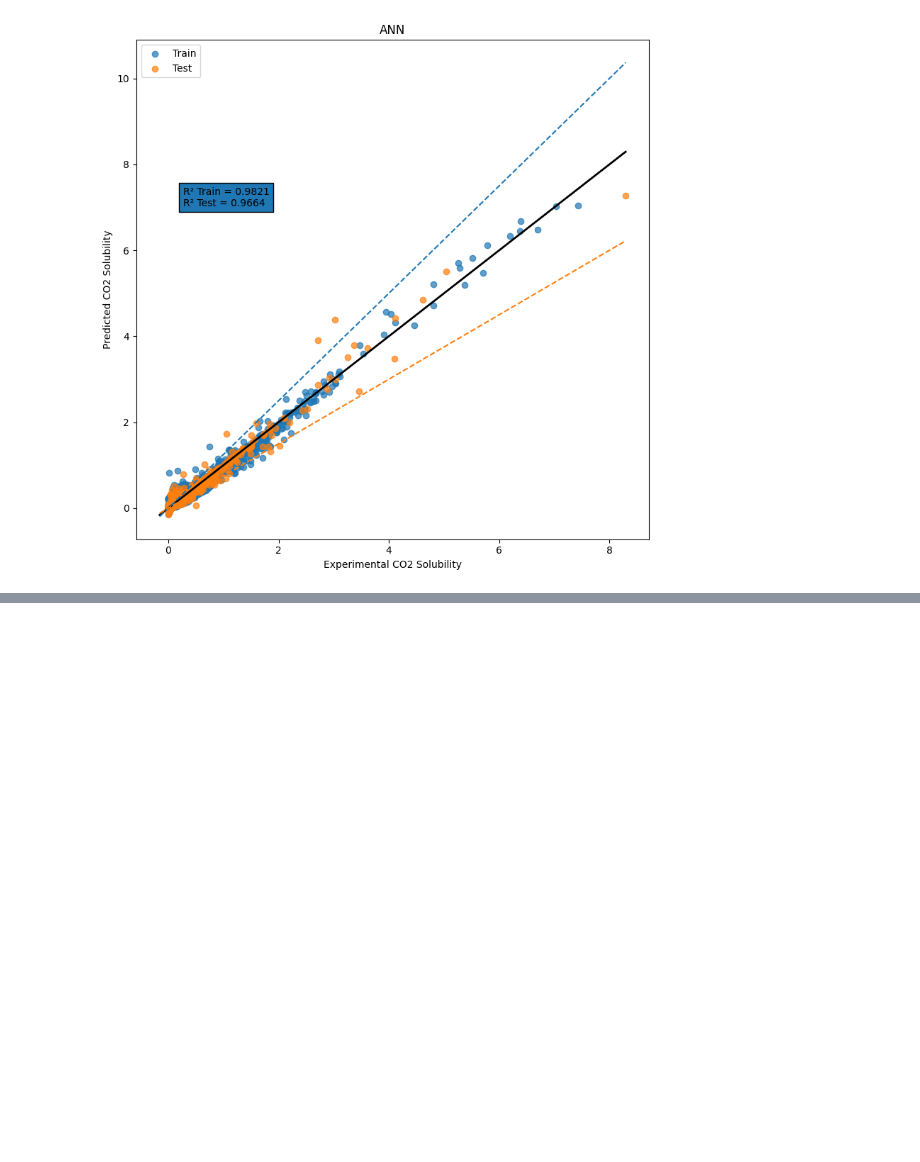
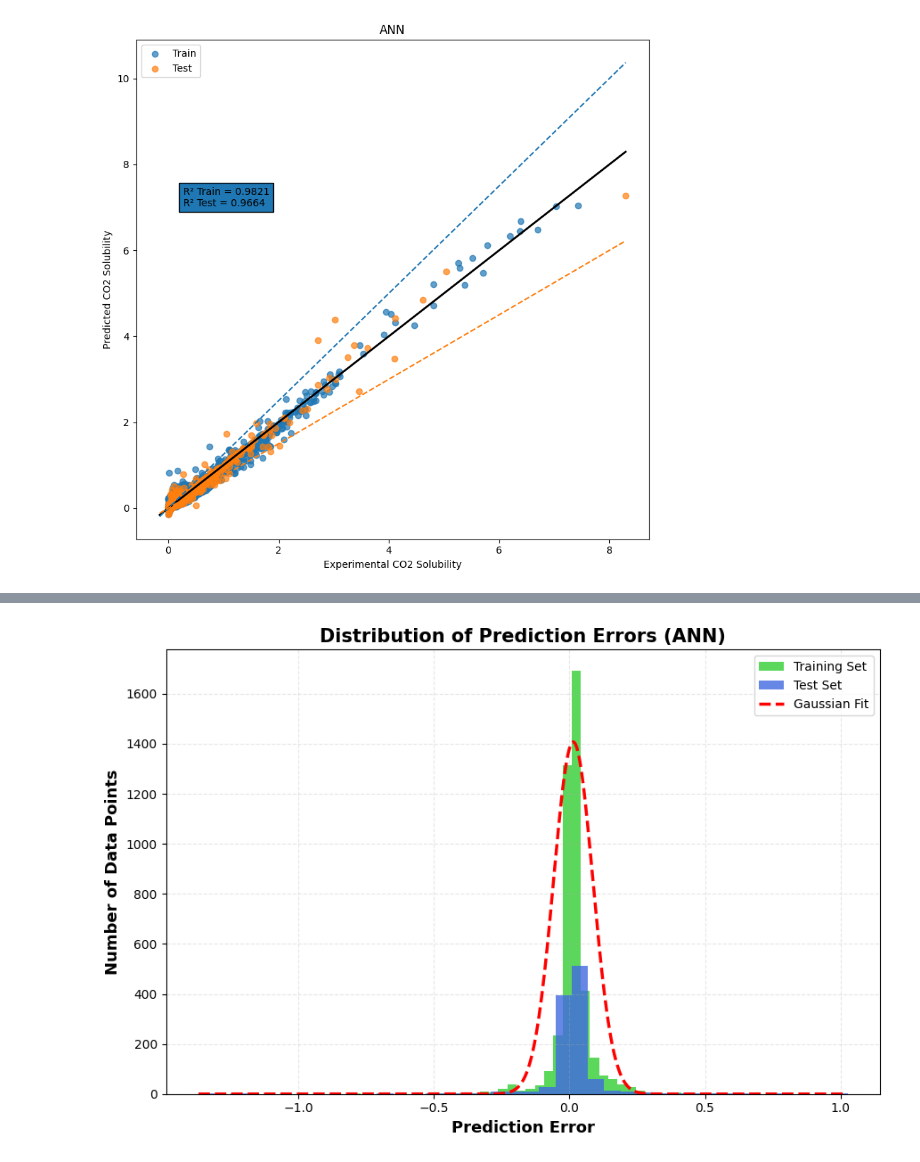
Before and after one commit to Jaideepsingh11/CO2_Solubility_Prediction_Using_Ionic_Liquids, a Jupyter notebook: notebooks/ANN.ipynb, the cells around one changed output, grey strips where cells are left out. Cells and saved outputs as stored; diff of their text form; code cells hidden in the pictures; blank space fills up the shorter version.

```diff
--- a/notebooks/ANN.ipynb
+++ b/notebooks/ANN.ipynb
@@ -209,0 +266,6 @@ plt.show()
+# %%
+train_error = np.array(train_error).flatten()
+test_error = np.array(test_error).flatten()
+
+xmin = min(train_error.min(), test_error.min())
+xmax = max(train_error.max(), test_error.max())
@@ -209,0 +280,75 @@ plt.show()
+# %%
+mu_train, sigma_train = norm.fit(train_error)
+
+# Fit Gaussian on test errors
+mu_test, sigma_test = norm.fit(test_error)
+
+# Create x values
+xmin = min(train_error.min(), test_error.min())
+xmax = max(train_error.max(), test_error.max())
+
+x = np.linspace(xmin, xmax, 500)
+
+# Plot
+plt.figure(figsize=(9,6))
+
+# Training histogram
+plt.hist(
+    train_error,
+    bins=40,
+    color="limegreen",
+    alpha=0.8,
+    label="Training Set"
+)
+
+# Test histogram
+plt.hist(
+    test_error,
+    bins=40,
+    color="royalblue",
+    alpha=0.8,
+    label="Test Set"
+)
+
+# Gaussian curves
+plt.plot(
+    x,
+    norm.pdf(x, mu_train, sigma_train) * len(train_error) * (xmax-xmin)/40,
+    'r--',
+    linewidth=2.5,
+    label="Gaussian Fit"
+)
+
+plt.xlabel(
+    "Prediction Error",
+    fontsize=13,
+    fontweight="bold"
+)
+
+plt.ylabel(
+    "Number of Data Points",
+    fontsize=13,
+    fontweight="bold"
+)
+
+plt.title(
+    "Distribution of Prediction Errors (ANN)",
+    fontsize=15,
+    fontweight="bold"
+)
+
+plt.legend(
+    fontsize=10
+)
+
+plt.grid(
+    linestyle="--",
+    alpha=0.3
+)
+
+
+plt.tight_layout()
+
+plt.show()
+# %% [output]
+[figure, added]
```
Also changed, not shown: parts of 16 cells of this notebook, 20 other files.
